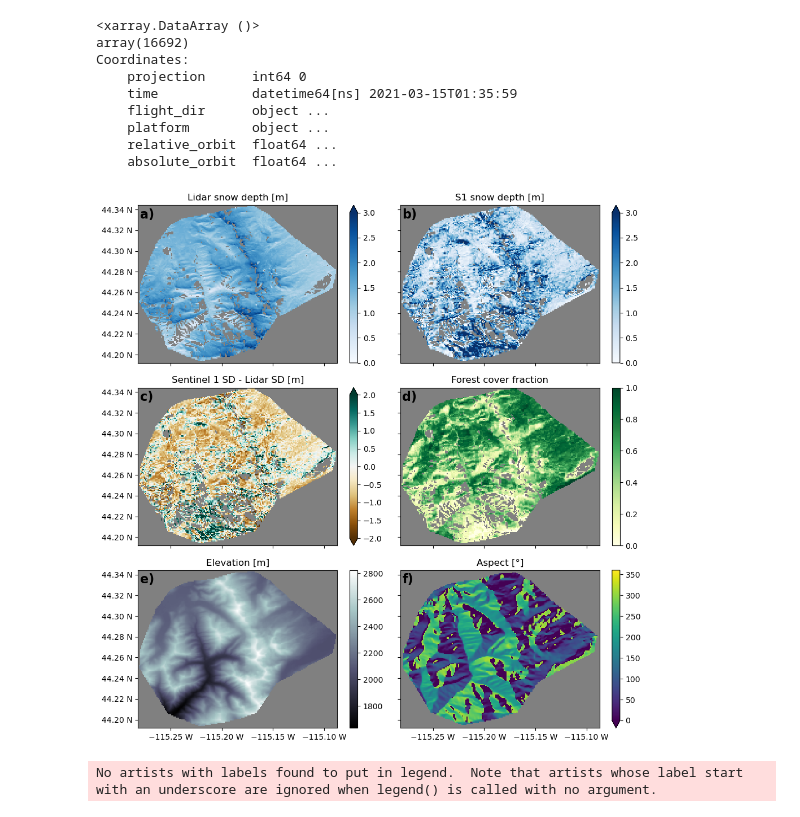
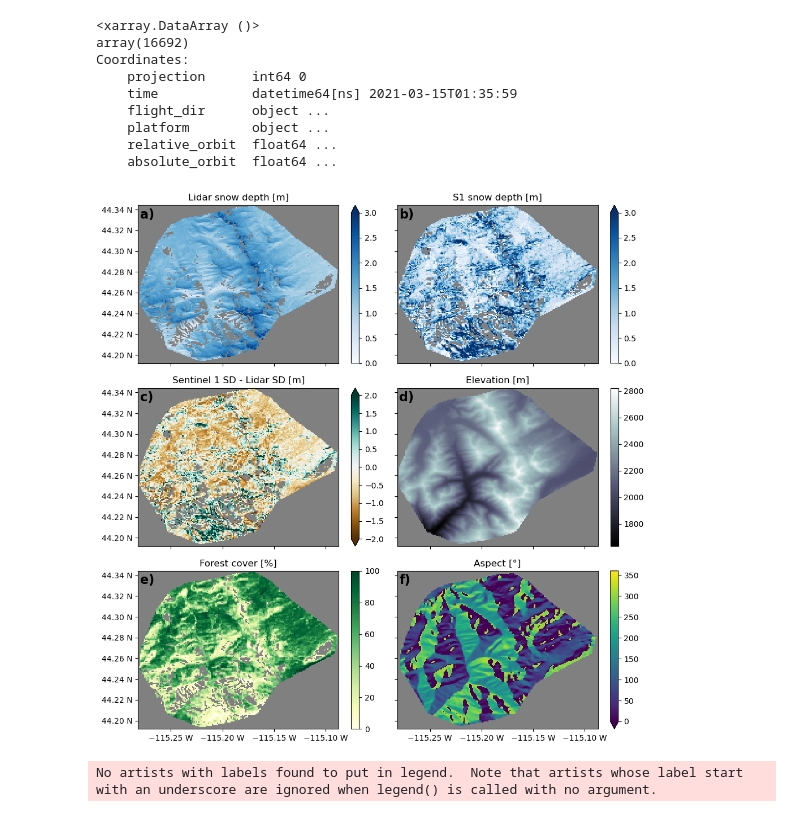
Before and after one commit to ZachHoppinen/spicy-analysis, a Jupyter notebook: src/compare/factors/ross_banner_figs.ipynb, the cells around one changed output. Drawn from its saved outputs; the diff is of its cells as text; code cells hidden in the pictures.

Commit message:
FC figure fixes

```diff
--- a/src/compare/factors/ross_banner_figs.ipynb
+++ b/src/compare/factors/ross_banner_figs.ipynb
@@ -118,8 +118,8 @@ lidar.plot(ax=axes[0,0], cmap=sd_cmap, vmin=vmin, vmax=3, cbar_kwargs={'label':'
 spicy.plot(ax=axes[0,1], cmap=sd_cmap, vmin=vmin, vmax=3, cbar_kwargs={'label':''})#'Snow depth [m]'})
 diff = spicy - lidar
 diff.plot(ax=axes[1,0], cmap=diff_cmap, vmin=-2, vmax=2, cbar_kwargs={'label':''})#'Snow depth difference [m]'})
-data['fcf'].where(~pd.isnull(spicy)).plot(ax=axes[1,1], cmap=fcf_cmap, cbar_kwargs={'label':''})#'Forest cover fraction'})
-data['lidar-dem'].plot(ax=axes[2,0], cmap=dem_cmap, cbar_kwargs={'label':''})#'Elevation [m]'})
+(data['fcf'].where(~pd.isnull(spicy))*100).plot(ax=axes[2,0], cmap=fcf_cmap, cbar_kwargs={'label':''})#'Forest cover fraction'})
+data['lidar-dem'].plot(ax=axes[1,1], cmap=dem_cmap, cbar_kwargs={'label':''})#'Elevation [m]'})
 
 data['aspect'].plot(ax = axes[2, 1], cmap = conf_cmap, vmin = 0, vmax = 360, cbar_kwargs={'label':''})
 # data['wet_snow'].sel(time = '2021-03-15', method = 'nearest').where(~pd.isnull(spicy)).plot(ax=axes[2,1], cmap=fcf_cmap, cbar_kwargs={'label':''})
@@ -138,8 +138,8 @@ data['aspect'].plot(ax = axes[2, 1], cmap = conf_cmap, vmin = 0, vmax = 360, cba
 axes[0,0].set_title('Lidar snow depth [m]')
 axes[0,1].set_title('S1 snow depth [m]')
 axes[1,0].set_title('Sentinel 1 SD - Lidar SD [m]')
-axes[1,1].set_title('Forest cover fraction')
-axes[2,0].set_title('Elevation [m]')
+axes[2,0].set_title('Forest cover [%]')
+axes[1,1].set_title('Elevation [m]')
 axes[2,1].set_title('Aspect [°]')
 
 master_xlim = axes[0,0].get_xlim()
@@ -169,34 +169,34 @@ for i, axx in enumerate(axes.flatten()):# [ax[0,0], ax[0,1], ax[1,0]]:
         axx.set_yticks(master_yticks, labels=[l+' N' for l in [lab.get_text() for lab in master_ylabels]])
         # print('after 0',master_ylabels)
     elif i in [2,4]:
         # print('before 2,4',master_ylabels)
         axx.set_yticks(master_yticks, labels=master_ylabels)
         # print('after 2,4',master_ylabels)
 
 axes[0,0].set_xticks(master_xticks, labels=['']*6)
 axes[0,1].set_xticks(master_xticks, labels=['']*6)
 axes[1,0].set_xticks(master_xticks, labels=['']*6)
 axes[1,1].set_xticks(master_xticks, labels=['']*6)
 axes[0,1].set_xticks(master_xticks, labels=['']*6)
 # ax[1,1].set_xticks(master_xticks, labels=master_xlabels)
 # ax[2,1].set_xticks(master_xticks, labels=master_xlabels)
 
 axes[0,1].set_yticks(master_yticks, labels=['']*len(master_yticks))
 axes[1,1].set_yticks(master_yticks, labels=['']*len(master_yticks))
 axes[2,1].set_yticks(master_yticks, labels=['']*len(master_yticks))
 0
 for ax, letter in zip(axes.flatten(), ['a','b','c','d','e','f']):
     ax.text(0.01, 0.98,f'{letter})', transform=ax.transAxes, ha = 'left', va = 'top', weight='bold', size = 16)
 
 
 for ax in axes.flatten():
     ax.set_xlim(master_xlim)
     ax.set_ylim(master_ylim)
 
 plt.tight_layout()
 plt.savefig(fig_dir.joinpath('banner_maps.png'))
 # %% [output]
-[figure, old version]
+[figure, new version]
 # %%
 # Subset data
 # drop NaN
```
Also changed, not shown: 3 other files.
